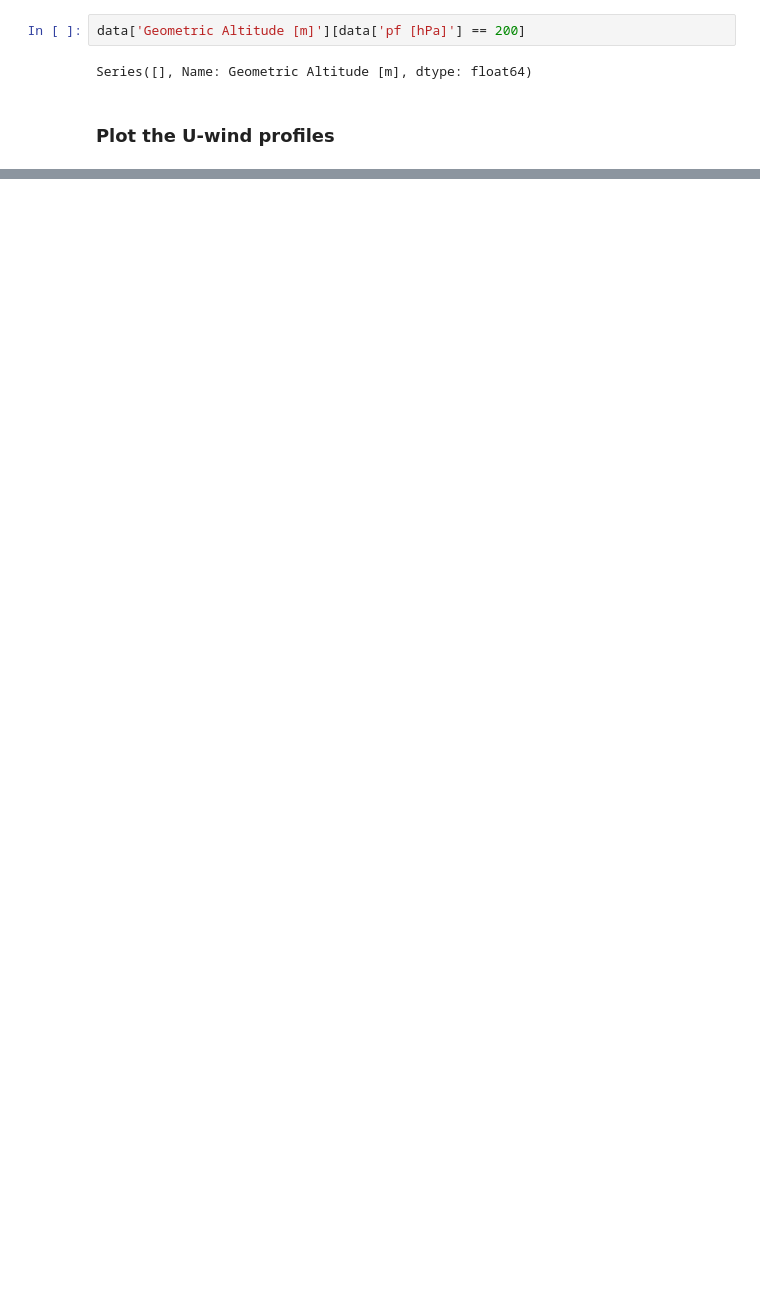
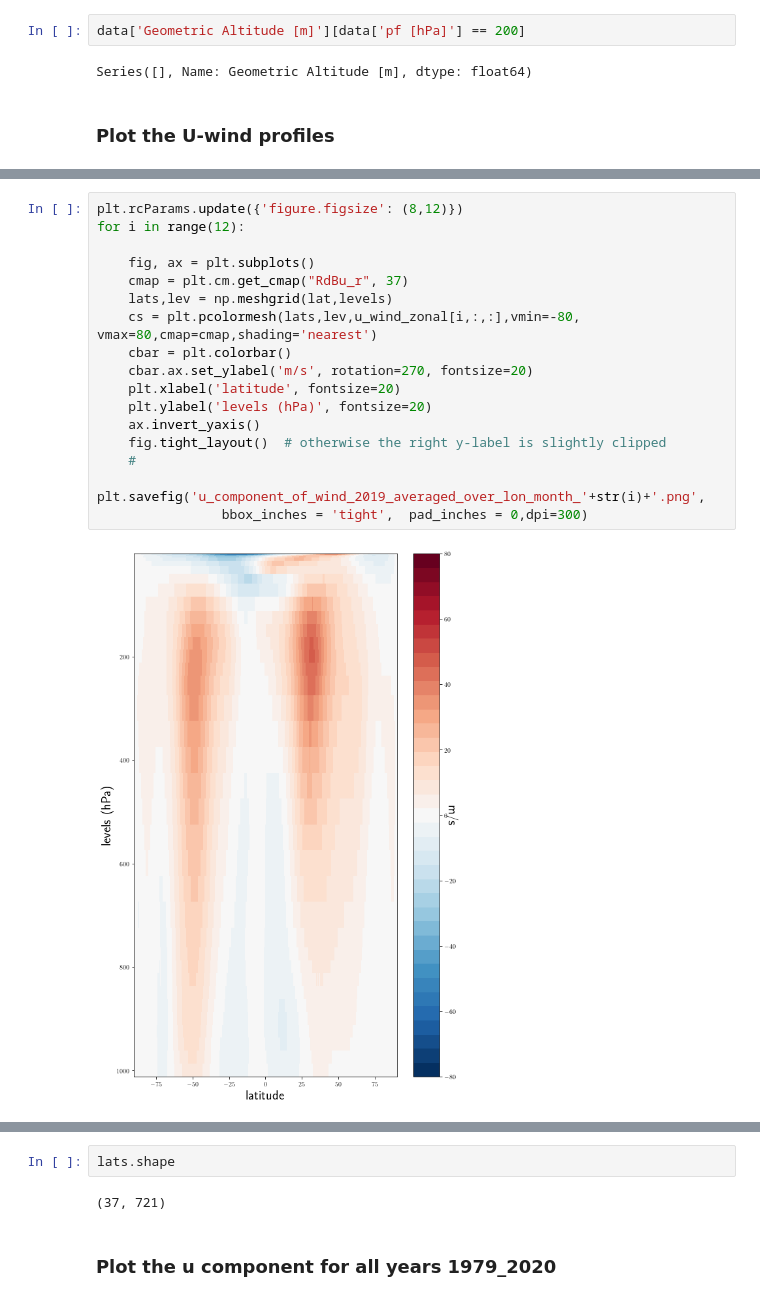
Before and after one commit to bijanfallah/ABBAS, a Jupyter notebook: new_fit/final_plots.ipynb, the cells around one changed output, grey strips where cells are left out. Saved outputs shown, nothing was run; the diff lists cells and outputs as text; blank space fills up the shorter version.

```diff
--- a/new_fit/final_plots.ipynb
+++ b/new_fit/final_plots.ipynb
@@ -793,0 +842,19 @@ Series([], Name: Geometric Altitude [m], dtype: float64)
+# %%
+plt.rcParams.update({'figure.figsize': (8,12)})
+for i in range(12):
+
+    fig, ax = plt.subplots()
+    cmap = plt.cm.get_cmap("RdBu_r", 37)
+    lats,lev = np.meshgrid(lat,levels)
+    cs = plt.pcolormesh(lats,lev,u_wind_zonal[i,:,:],vmin=-80, vmax=80,cmap=cmap,shading='nearest')
+    cbar = plt.colorbar()
+    cbar.ax.set_ylabel('m/s', rotation=270, fontsize=20)
+    plt.xlabel('latitude', fontsize=20)
+    plt.ylabel('levels (hPa)', fontsize=20)
+    ax.invert_yaxis()
+    fig.tight_layout()  # otherwise the right y-label is slightly clipped
+    #
+    plt.savefig('u_component_of_wind_2019_averaged_over_lon_month_'+str(i)+'.png',
+                bbox_inches = 'tight',  pad_inches = 0,dpi=300)
+# %% [output]
+[figure, added]
@@ -793,0 +872,6 @@ Series([], Name: Geometric Altitude [m], dtype: float64)
+# %%
+lats.shape
+# %% [output]
+(37, 721)
+# %% [markdown]
+### Plot the u component for all years 1979_2020
```
Also changed, not shown: parts of 23 cells of this notebook.
